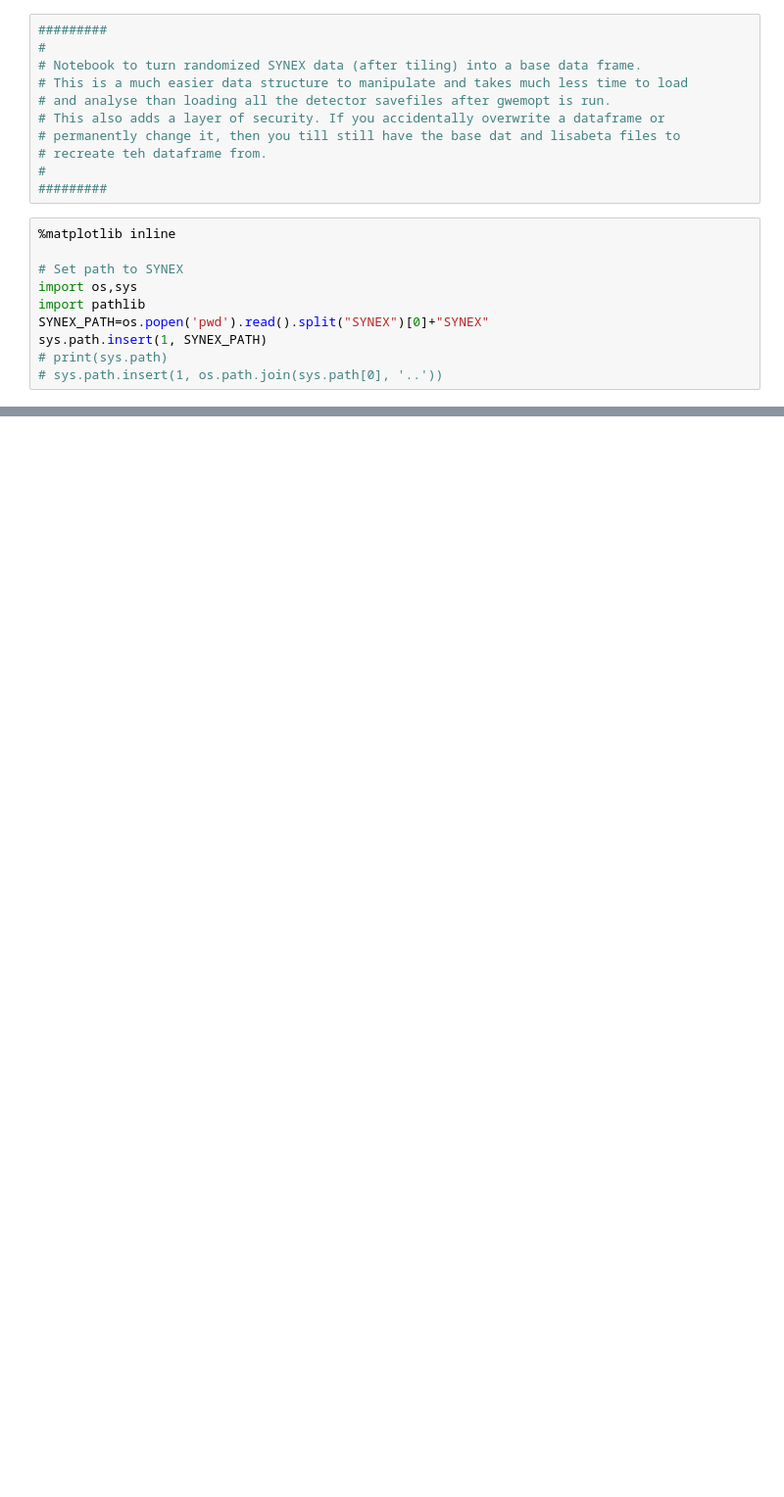
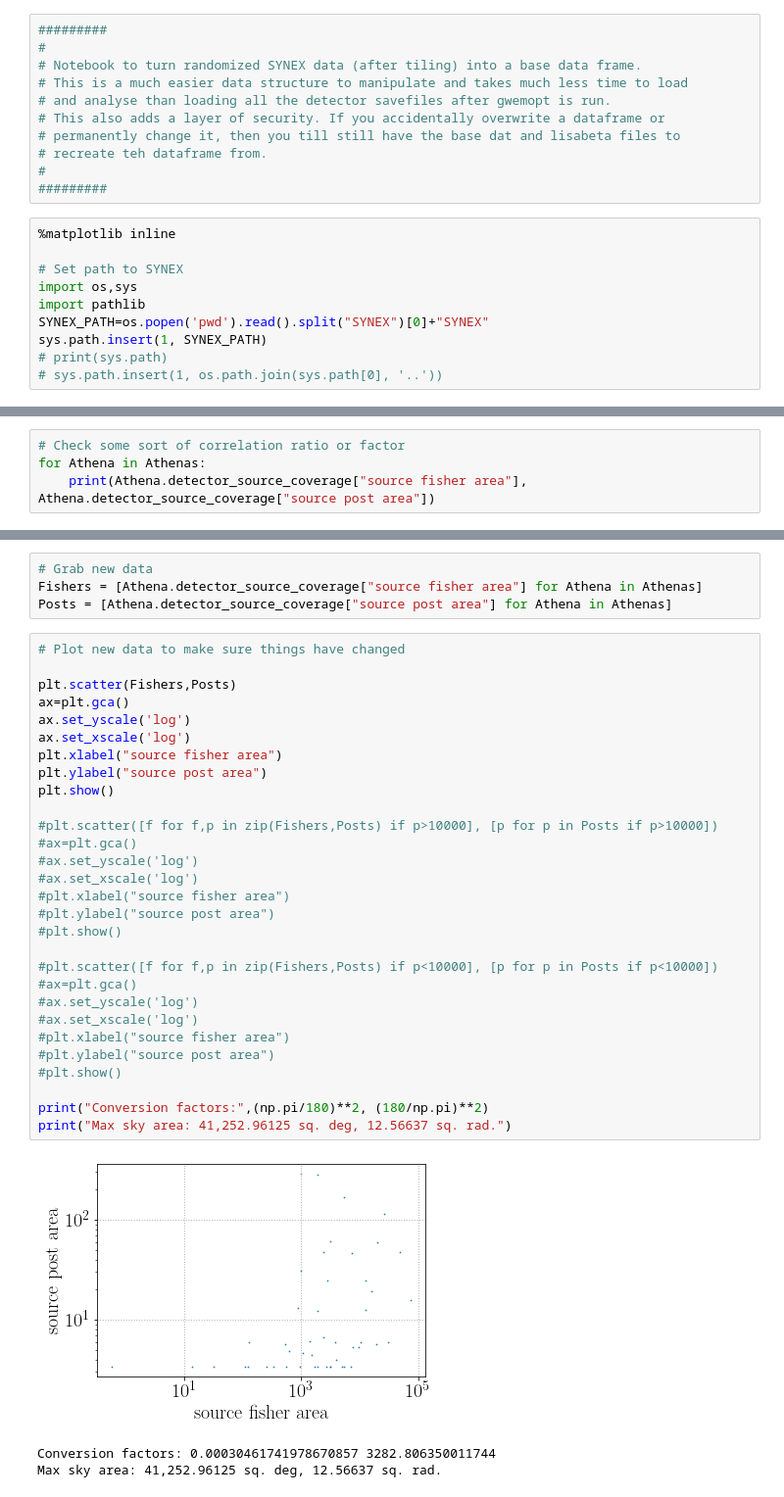
Before and after one commit to PAduverne/SYNEX, a Jupyter notebook: MIMOSA_Studies/Create_DataFrame.ipynb, the cells around one changed output, grey strips where cells are left out. Shown at 98% size. Saved outputs shown, nothing was run; the diff lists cells and outputs as text; blank space fills up the shorter version.

```diff
--- a/MIMOSA_Studies/Create_DataFrame.ipynb
+++ b/MIMOSA_Studies/Create_DataFrame.ipynb
@@ -73,0 +183,4 @@ print(data.head(10))
+# %%
+# Check some sort of correlation ratio or factor
+for Athena in Athenas:
+    print(Athena.detector_source_coverage["source fisher area"], Athena.detector_source_coverage["source post area"])
@@ -73,0 +270,37 @@ print(data.head(10))
+# %%
+# Grab new data
+Fishers = [Athena.detector_source_coverage["source fisher area"] for Athena in Athenas]
+Posts = [Athena.detector_source_coverage["source post area"] for Athena in Athenas]
+# %%
+# Plot new data to make sure things have changed
+
+plt.scatter(Fishers,Posts)
+ax=plt.gca()
+ax.set_yscale('log')
+ax.set_xscale('log')
+plt.xlabel("source fisher area")
+plt.ylabel("source post area")
+plt.show()
+
+#plt.scatter([f for f,p in zip(Fishers,Posts) if p>10000], [p for p in Posts if p>10000])
+#ax=plt.gca()
+#ax.set_yscale('log')
+#ax.set_xscale('log')
+#plt.xlabel("source fisher area")
+#plt.ylabel("source post area")
+#plt.show()
+
+#plt.scatter([f for f,p in zip(Fishers,Posts) if p<10000], [p for p in Posts if p<10000])
+#ax=plt.gca()
+#ax.set_yscale('log')
+#ax.set_xscale('log')
+#plt.xlabel("source fisher area")
+#plt.ylabel("source post area")
+#plt.show()
+
+print("Conversion factors:",(np.pi/180)**2, (180/np.pi)**2)
+print("Max sky area: 41,252.96125 sq. deg, 12.56637 sq. rad.")
+# %% [output]
+[figure, added]
+Conversion factors: 0.00030461741978670857 3282.806350011744
+Max sky area: 41,252.96125 sq. deg, 12.56637 sq. rad.
```
Also changed, not shown: parts of 10 cells of this notebook, 2 other files.
